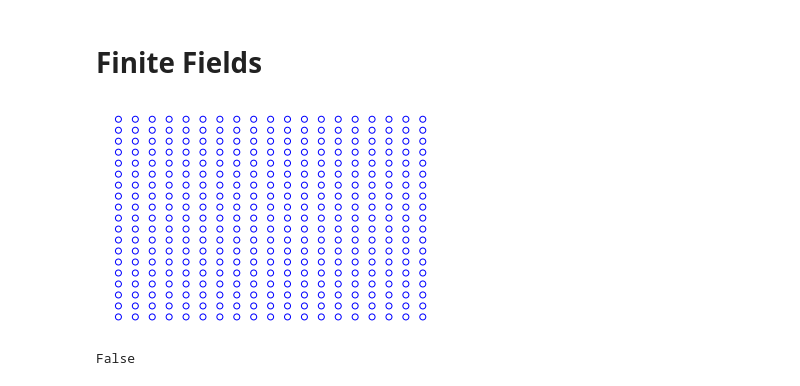
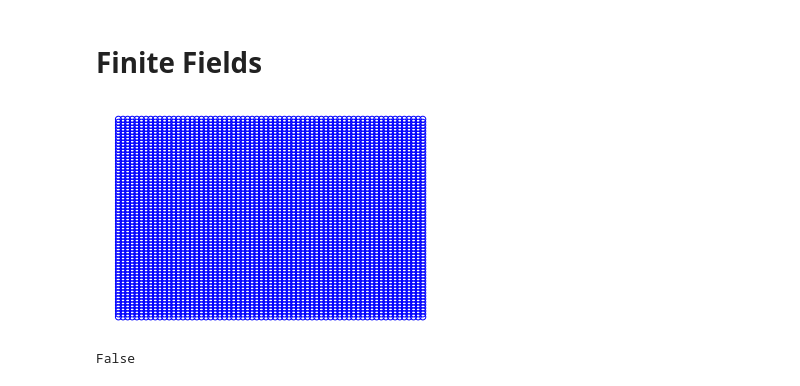
Before and after one commit to James-rg/Finite_Fields, a Jupyter notebook: Unit_Circles_ScatterPlot.ipynb, the cells around one changed output. Saved outputs shown, nothing was run; the diff lists cells and outputs as text; code cells hidden in the pictures.

```diff
--- a/Unit_Circles_ScatterPlot.ipynb
+++ b/Unit_Circles_ScatterPlot.ipynb
@@ -6,19 +6,19 @@
 import matplotlib.pyplot as plt
 import numpy as np
 # %%
-f = 19
+f = 67
 
 
 x = [i for i in range(f)]
 y = [i for i in range(f)]
 xy = [[x1,y1] for x1 in x for y1 in y]
 xy = np.array(xy)
 
 plt.scatter(xy[:,0],xy[:,1],marker = "o", facecolors='none', edgecolors='b')
 plt.axis('off')
 plt.show()
 # %% [output]
-[figure, old version]
+[figure, new version]
 # %%
 
 (xy[0,0]**2+xy[0,1]**2)%f==1
```
Also changed, not shown: parts of 10 cells of this notebook.
